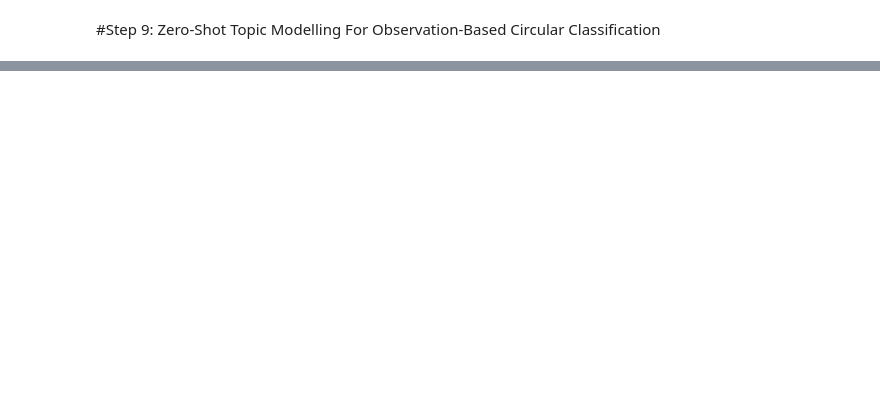
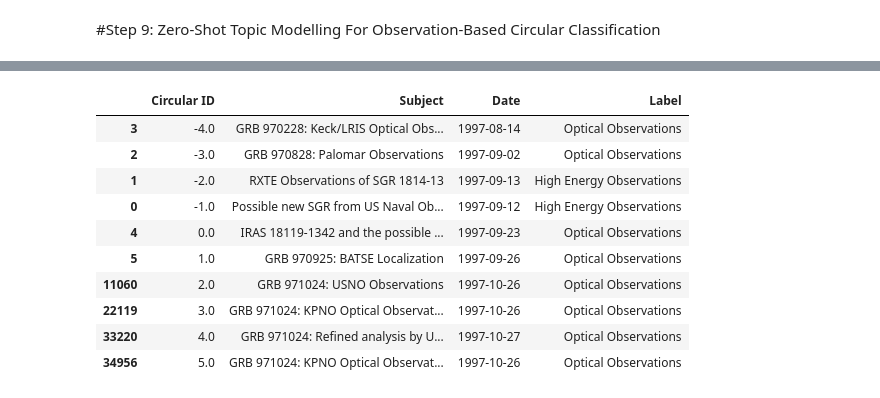
Before and after one commit to Vidushi-GitHub/NASA_GCN_NLP, a Jupyter notebook: Observation_Based_Topic_Model/All_Observations_Topic_Model.ipynb, the cells around one changed output, grey strips where cells are left out. Saved outputs shown, nothing was run; the diff lists cells and outputs as text; code cells hidden in the pictures; blank space fills up the shorter version.

```diff
--- a/Observation_Based_Topic_Model/All_Observations_Topic_Model.ipynb
+++ b/Observation_Based_Topic_Model/All_Observations_Topic_Model.ipynb
@@ -526,7 +655,7 @@ train_size = len(train_dataloader)
 train_loss = losses.ContrastiveLoss(model=model)
 
 # Tune the model
-model.fit(train_objectives=[(train_dataloader, train_loss)],
+model.old_fit(train_objectives=[(train_dataloader, train_loss)],
           epochs=3,
           warmup_steps=100)
 
@@ -630,8 +839,8 @@ accuracy_latex_table
 #Step 9: Zero-Shot Topic Modelling For Observation-Based Circular Classification
 # %%
 # Get new all-MiniLM-L6-v2 embeddings
-model_2 = SentenceTransformer("/content/tuned_mini_lm_2")
-tuned_embeddings_2 = model_2.encode(circular_bodies, show_progress_bar=True)
+model_1 = SentenceTransformer("/content/tuned_mini_lm_1")
+tuned_embeddings_1 = model_1.encode(circular_bodies, show_progress_bar=True)
 # %%
 '''
 We'll now perform topic modelling again but with Zero-Shot enabled.
@@ -653,14 +862,14 @@ umap_model = UMAP(n_neighbors=15,
 
 # Build Topic Model with BERTopic
 topic_model = BERTopic(verbose=True,
-                       embedding_model=model_2,
+                       embedding_model=model_1,
                        umap_model=umap_model,
                        min_topic_size=100,
                        vectorizer_model=vectorizer_model,
                        zeroshot_topic_list=candidate_topics,
                        zeroshot_min_similarity=0.1)
 
-topics, probs = topic_model.fit_transform(circular_bodies, tuned_embeddings_2)
+topics, probs = topic_model.fit_transform(circular_bodies, tuned_embeddings_1)
 topic_labels = [value for key, value in topic_model.topic_labels_.items()]
 topic_model.set_topic_labels(topic_labels)
 
@@ -669,16 +895,31 @@ freq.head()
 # %%
 '''
 Create observation-based topic csv file
 '''
 from datetime import datetime
 
 circular_topic_df = pd.DataFrame()
 circular_topic_df["Circular ID"] = [item["circularId"] for item in circulars]
 circular_topic_df["Subject"] = [item["subject"] for item in circulars]
 circular_topic_df["Date"] = [datetime.utcfromtimestamp(item["createdOn"]/1000) for item in circulars]
 circular_topic_df["Label"] = [topic_model.topic_labels_[i] for i in topics]
 
+# Sort by Circular IDs
+circular_topic_df = circular_topic_df.sort_values(by="Circular ID")
+
 circular_topic_df.head(10)
+# %% [output]
+|  | Circular ID | Subject | Date | Label |
+| 3 | -4.0 | GRB 970228: Keck/LRIS Optical Obs... | 1997-08-14 | Optical Observations |
+| 2 | -3.0 | GRB 970828: Palomar Observations | 1997-09-02 | Optical Observations |
+| 1 | -2.0 | RXTE Observations of SGR 1814-13 | 1997-09-13 | High Energy Observations |
+| 0 | -1.0 | Possible new SGR from US Naval Ob... | 1997-09-12 | High Energy Observations |
+| 4 | 0.0 | IRAS 18119-1342 and the possible ... | 1997-09-23 | Optical Observations |
+| 5 | 1.0 | GRB 970925: BATSE Localization | 1997-09-26 | Optical Observations |
+| 11060 | 2.0 | GRB 971024: USNO Observations | 1997-10-26 | Optical Observations |
+| 22119 | 3.0 | GRB 971024: KPNO Optical Observat... | 1997-10-26 | Optical Observations |
+| 33220 | 4.0 | GRB 971024: Refined analysis by U... | 1997-10-27 | Optical Observations |
+| 34956 | 5.0 | GRB 971024: KPNO Optical Observat... | 1997-10-26 | Optical Observations |
 # %%
 circular_topic_df.to_csv('observation_based_topics.csv', index=False)
 # %%
```
Also changed, not shown: parts of 28 cells of this notebook.
